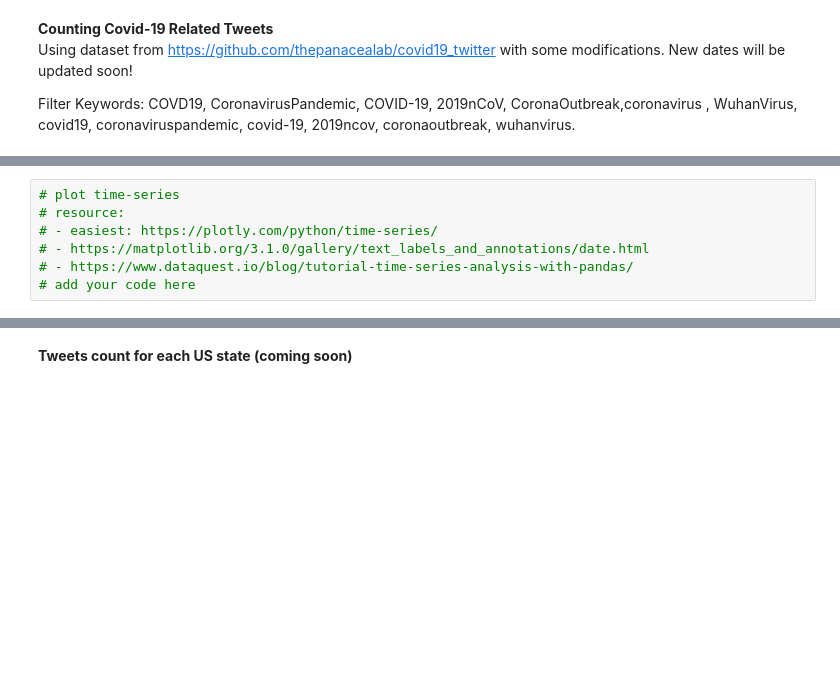
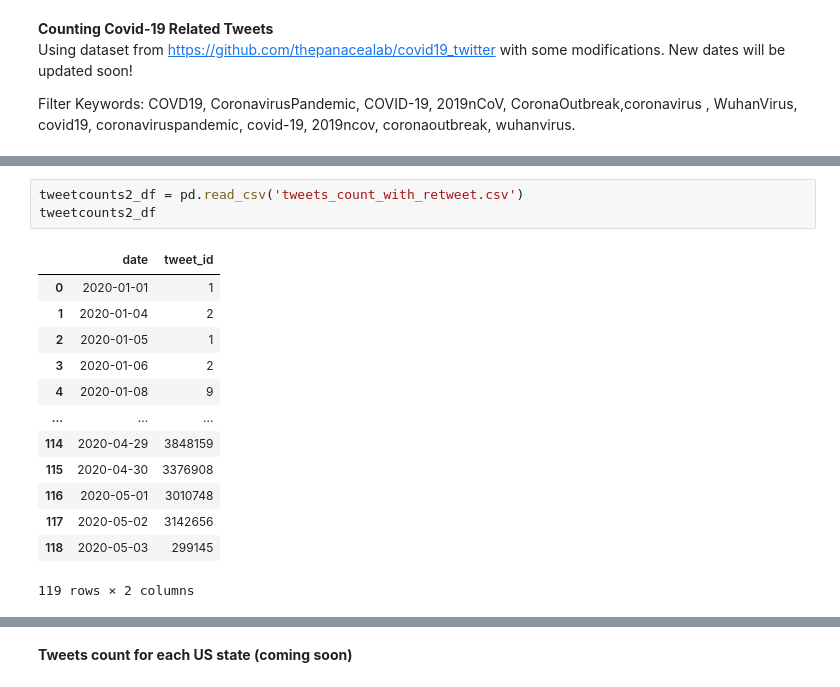
Before and after one commit to lphucthinh40/CMPE139_DataMining_Project, a Jupyter notebook: covid-19 analysis.ipynb, the cells around one changed output, grey strips where cells are left out. Saved outputs shown, nothing was run; the diff lists cells and outputs as text; blank space fills up the shorter version.

```diff
--- a/covid-19 analysis.ipynb
+++ b/covid-19 analysis.ipynb
@@ -141,13 +170,23 @@ tweetcounts_df
-# %%
-# plot time-series
-# resource:
-# - easiest: https://plotly.com/python/time-series/
-# - https://matplotlib.org/3.1.0/gallery/text_labels_and_annotations/date.html
-# - https://www.dataquest.io/blog/tutorial-time-series-analysis-with-pandas/
-# add your code here
 # %%
 fig = px.line(tweetcounts_df, x='date', y='tweet_id')
 fig.update_layout(title_text="Tweet Counts of COVID Related Tweets", xaxis_title="Date", yaxis_title="Tweet Count")
 fig.show()
 # %% [output]
 [interactive output not drawn]
+# %%
+tweetcounts2_df = pd.read_csv('tweets_count_with_retweet.csv')
+tweetcounts2_df
+# %% [output]
+|  | date | tweet_id |
+| 0 | 2020-01-01 | 1 |
+| 1 | 2020-01-04 | 2 |
+| 2 | 2020-01-05 | 1 |
+| 3 | 2020-01-06 | 2 |
+| 4 | 2020-01-08 | 9 |
+| ... | ... | ... |
+| 114 | 2020-04-29 | 3848159 |
+| 115 | 2020-04-30 | 3376908 |
+| 116 | 2020-05-01 | 3010748 |
+| 117 | 2020-05-02 | 3142656 |
+| 118 | 2020-05-03 | 299145 |
+119 rows × 2 columns
```
Also changed, not shown: parts of 8 cells of this notebook, 7 other files.
